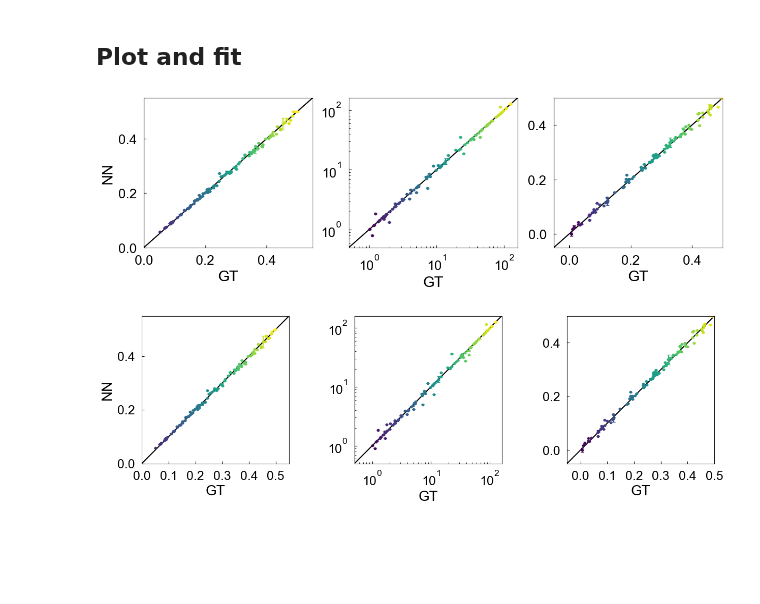
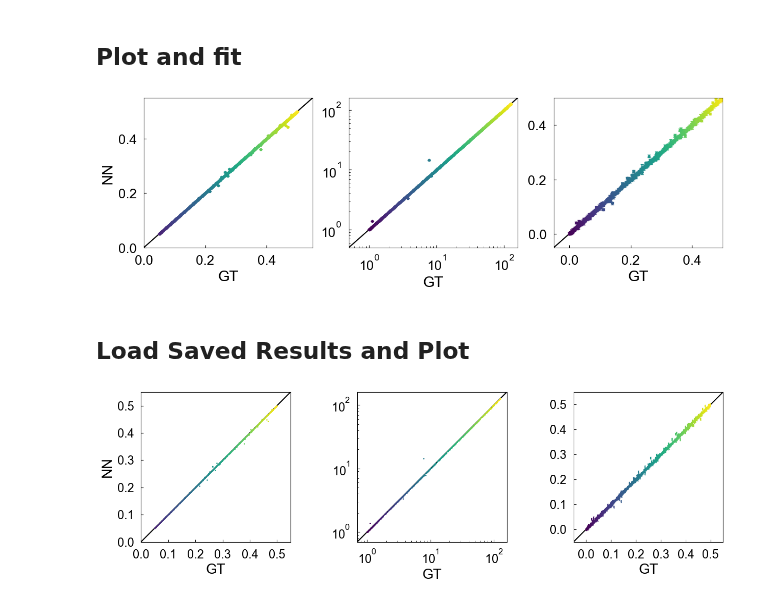
Before and after one commit to ch-tung/Randomwave_ML, a Jupyter notebook: generative_NN/Figures_fit_rand.ipynb, the cells around one changed output. Drawn from its saved outputs; the diff is of its cells as text; code cells hidden in the pictures; blank space fills up the shorter version.

```diff
--- a/generative_NN/Figures_fit_rand.ipynb
+++ b/generative_NN/Figures_fit_rand.ipynb
@@ -59,7 +59,7 @@ S_q_Grid = []
 p_Grid = []
 for i in range(10):
     #### load data ####
-    filename = '../training_set/alpha/grid/S_q_{}.mat'.format(i)
+    filename = '../training_set/alpha/archive/grid/S_q_{}.mat'.format(i)
     data = loadmat(filename)
     k_grid = data['k_grid']
     S_q_kxy = data['S_q_kxy']
@@ -69,7 +69,7 @@ for i in range(10):
 
 for i in range(10):
     #### load data ####
-    filename = '../training_set/alpha/grid/S_q_{}.5.mat'.format(i)
+    filename = '../training_set/alpha/archive/grid/S_q_{}.5.mat'.format(i)
     data = loadmat(filename)
     k_grid = data['k_grid']
     S_q_kxy = data['S_q_kxy']
@@ -103,7 +103,7 @@ S_q_Rand = []
 p_Rand = []
 for i in range(10):
     #### load data ####
-    filename = '../training_set/alpha/rand/S_q_rand_{}.mat'.format(i)
+    filename = '../training_set/alpha/archive/rand/S_q_rand_{}.mat'.format(i)
     data = loadmat(filename)
     k_grid = data['k_grid']
     S_q_kxy = data['S_q_kxy']
@@ -181,11 +181,11 @@ ax2.plot([0.5,160],[0.5,160],'-k',zorder=-1)
 ax3.plot([-0.05,0.5],[-0.05,0.5],'-k',zorder=-1)
 
 np.random.seed(seed=114514)
-index_rand = np.random.choice(np.arange(len(p_Rand)),size=100,replace=False)
+index_rand = np.random.choice(np.arange(len(p_Rand)),size=750,replace=False)
 
 fp_opt_rand = []
 fp_err_rand = []
-for i, index in enumerate(index_rand):
+for i, index in tqdm(enumerate(index_rand)):
     parameters = p_Rand[index,[0,2,1]]
 
     ## fitting
@@ -196,7 +196,7 @@ for i, index in enumerate(index_rand):
 
     x0 = parameters
     lb =  [0, 0.125, 0]
-    ub =  [10, 150, 0.5]
+    ub =  [10, 150, 0.55]
 
     x_bounds = opt.Bounds(lb=np.array(lb), ub=np.array(ub))
 
@@ -251,7 +251,7 @@ for i, index in enumerate(index_rand):
 
 plt.tight_layout()
 # %% [output]
-[figure, old version]
+[figure, new version]
 # %%
 from scipy.io import savemat
 mdic = {'fp_opt_rand':fp_opt_rand, 'fp_err_rand':fp_err_rand}
@@ -259,7 +259,10 @@ savemat('fp_opt_rand.mat', mdic)
+# %% [markdown]
+## Load Saved Results and Plot
 # %%
 # plot from loaded data
-data = loadmat('fp_opt_rand.mat')
+data = loadmat('fp_opt_rand_750.mat')
 fp_opt_rand = data['fp_opt_rand']
+fp_err_rand = data['fp_err_rand']
 
 fig = plt.figure(figsize=(13.5,4.5))
 
@@ -269,10 +272,10 @@ ax3 = fig.add_subplot(1,3,3)
 
 ax1.plot([0,0.55],[0,0.55],'-k',zorder=-1)
 ax2.plot([0.5,160],[0.5,160],'-k',zorder=-1)
-ax3.plot([-0.05,0.5],[-0.05,0.5],'-k',zorder=-1)
+ax3.plot([-0.05,0.55],[-0.05,0.55],'-k',zorder=-1)
 
 np.random.seed(seed=114514)
-index_rand = np.random.choice(np.arange(len(p_Rand)),size=100,replace=False)
+index_rand = np.random.choice(np.arange(len(p_Rand)),size=750,replace=False)
 
 for i, index in enumerate(index_rand):
     parameters = p_Rand[index,[0,2,1]]
@@ -299,48 +302,52 @@ for i, index in enumerate(index_rand):
     fp_opt = fp_opt_rand[i]
     fp_err = fp_err_rand[i]
 
+    if fp_err[2]>0.1:
+        continue
+
     ## plot k_z
     color = plt.cm.viridis(parameters[0]/10)
-    ax1.plot(parameters[0]/20,fp_opt[0]/20,'.',color=color)
-    ax1.errorbar(parameters[0]/20,fp_opt[0]/20,fp_err[0]/20,color=color, capsize=2)
+    ax1.plot(parameters[0]/20,fp_opt[0]/20,'.',color=color,ms=2, alpha=0.5)
+    ax1.errorbar(parameters[0]/20,fp_opt[0]/20,fp_err[0]/20,color=color, capsize=1)
 
     ax1.set_xlabel(r'GT',fontsize=20)
     ax1.set_ylabel(r'NN',fontsize=20)
     ax1.set_xlim([0,0.55])
     ax1.set_ylim([0,0.55])
     ax1.set_xticks(np.arange(6)*0.1)
     ax1.set_ylim([0,0.55])
-    ax1.tick_params(direction='in', axis='both', which='both', labelsize=18, pad=10)
+    ax1.tick_params(direction='in', axis='both', which='both', labelsize=17, pad=10)
     ax1.set_aspect(1)
 
     ## plot kappa
     color = plt.cm.viridis(np.log(parameters[1])/np.log(128))
-    ax2.plot(parameters[1],fp_opt[1],'.',color=color)
-    ax2.errorbar(parameters[1],fp_opt[1],fp_err[1],color=color, capsize=2)
+    ax2.plot(parameters[1],fp_opt[1],'.',color=color,ms=2, alpha=0.5)
+    ax2.errorbar(parameters[1],fp_opt[1],fp_err[1],color=color, capsize=1)
 
     ax2.set_xlabel(r'GT',fontsize=20)
     # ax2.set_ylabel(r'NN',fontsize=20)
-    ax2.set_xlim([0.5,160])
-    ax2.set_ylim([0.5,160])
+    ax2.set_xlim([0.7,160])
+    ax2.set_ylim([0.7,160])
     ax2.set_yscale('log')
     ax2.set_xscale('log')
-    ax2.tick_params(direction='in', axis='both', which='both', labelsize=18, pad=10)
+    ax2.tick_params(direction='in', axis='both', which='both', labelsize=17, pad=10)
     ax2.set_aspect(1)
 
     ## plot alpha
     color = plt.cm.viridis(parameters[2]/0.5)
-    ax3.plot(parameters[2],fp_opt[2],'.',color=color)
-    ax3.errorbar(parameters[2],fp_opt[2],fp_err[2],color=color, capsize=2)
+    ax3.plot(parameters[2],fp_opt[2],'.',color=color,ms=2, alpha=0.5)
+    ax3.errorbar(parameters[2],fp_opt[2],fp_err[2],color=color, capsize=1)
 
     ax3.set_xlabel(r'GT',fontsize=20)
     # ax3.set_ylabel(r'NN',fontsize=20)
-    ax3.set_xlim([-0.05,0.5])
-    ax3.set_ylim([-0.05,0.5])
+    ax3.set_xlim([-0.05,0.55])
+    ax3.set_ylim([-0.05,0.55])
     ax3.set_xticks(np.arange(6)*0.1)
-    ax3.tick_params(direction='in', axis='both', which='both', labelsize=18, pad=10)
+    ax3.set_yticks(np.arange(6)*0.1)
+    ax3.tick_params(direction='in', axis='both', which='both', labelsize=17, pad=10)
     ax3.set_aspect(1)
 
 
-plt.tight_layout(pad=3.6)
+plt.tight_layout(pad=3.5)
 # %% [output]
-[figure, old version]
+[figure, new version]
```
Also changed, not shown: parts of 4 cells of this notebook.
